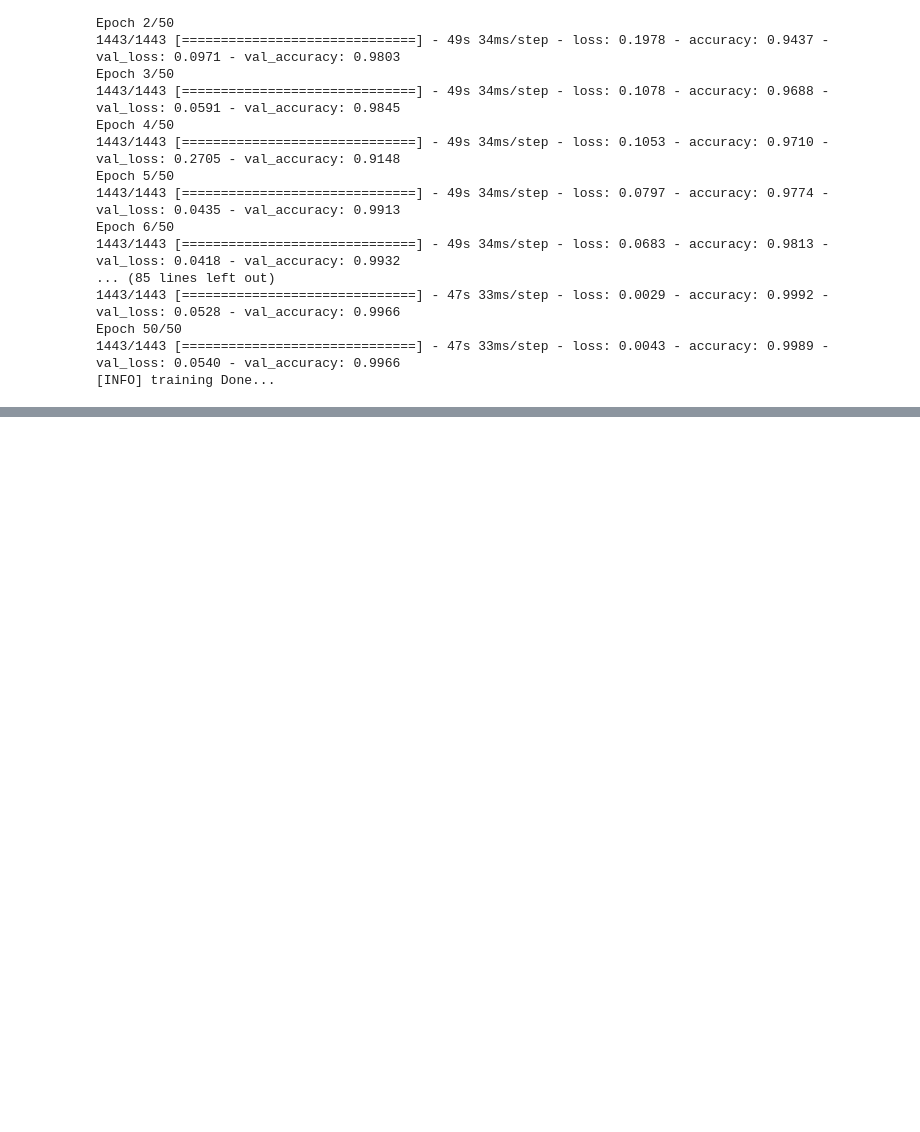
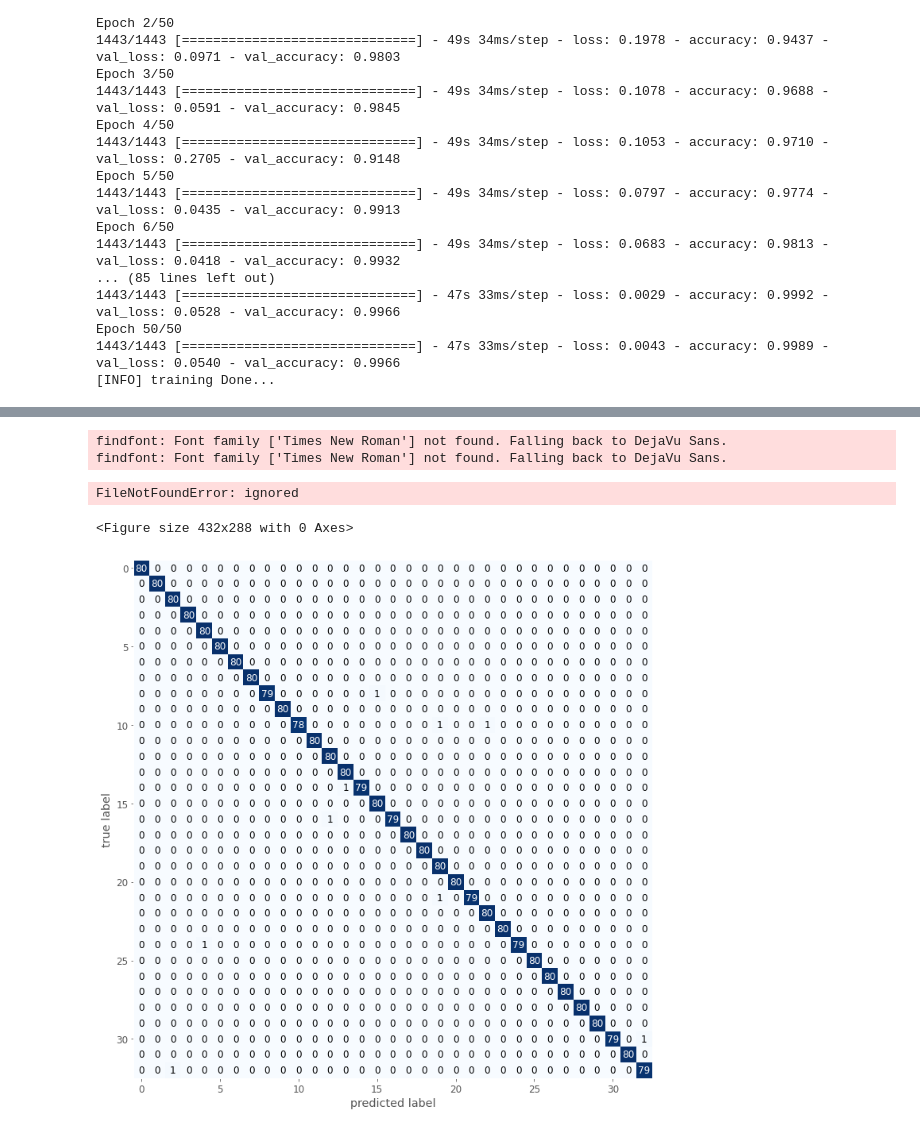
Before and after one commit to abderrazzaq-laanaoui/Machine-Learning-OCR-For-Tifinagh, a Jupyter notebook: ml_ocr.ipynb, the cells around one changed output, grey strips where cells are left out. Cells and saved outputs as stored; diff of their text form; code cells hidden in the pictures; blank space fills up the shorter version.

Commit message:
ploting results

```diff
--- a/ml_ocr.ipynb
+++ b/ml_ocr.ipynb
@@ -365,0 +474,28 @@ Epoch 50/50
+# %%
+# ploting confision matrix
+from mlxtend.plotting import plot_confusion_matrix
+from sklearn.metrics import confusion_matrix
+
+y_pred = model.predict_classes(x_test)
+y_test_mat=np.argmax(y_test, axis=1)
+
+My_classes = T_CATEGORIES
+
+font = {
+    'family': 'Times New Roman',
+    'size': 12
+}
+
+matplotlib.rc('font', **font)
+
+mat = confusion_matrix(y_test_mat, y_pred)
+plt.figure()
+plot_confusion_matrix(conf_mat=mat, figsize=(12, 12), show_normed=False)
+plt.savefig("output/conf_mat.png")
+print("Ploting Conf_Mat..................")
+# %% [output]
+findfont: Font family ['Times New Roman'] not found. Falling back to DejaVu Sans.
+findfont: Font family ['Times New Roman'] not found. Falling back to DejaVu Sans.
+FileNotFoundError: ignored
+<Figure size 432x288 with 0 Axes>
+[figure, added]
```
Also changed, not shown: parts of 7 cells of this notebook.
